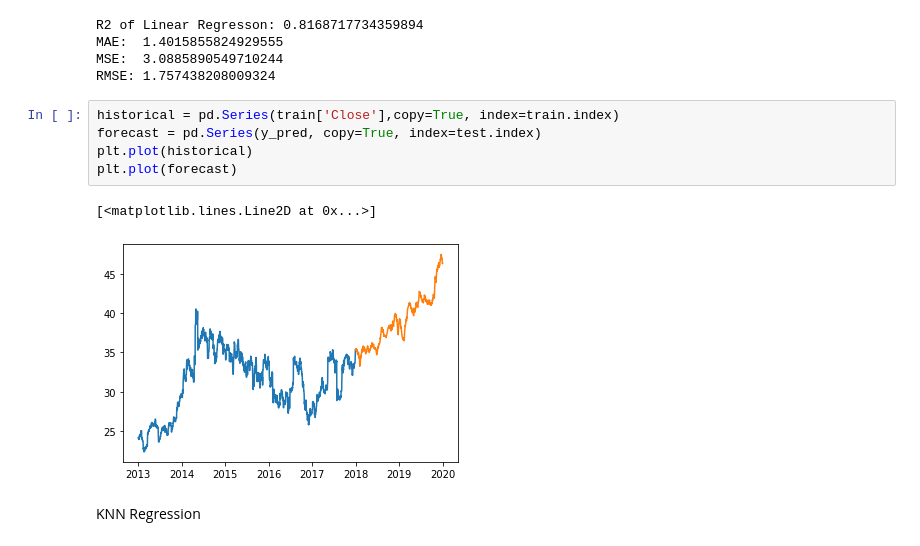
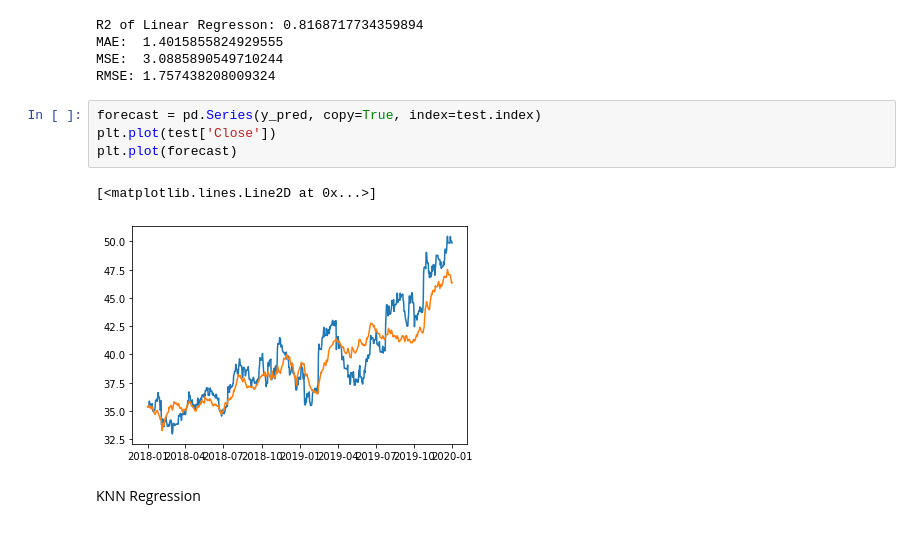
Before and after one commit to melaniaczobit/Predicting-AstraZeneca-Stock-Movement, a Jupyter notebook: AstraZeneca_Stock_Prices.ipynb, the cells around one changed output. Saved outputs shown, nothing was run; the diff lists cells and outputs as text.

Commit message:
forecast plot

```diff
--- a/AstraZeneca_Stock_Prices.ipynb
+++ b/AstraZeneca_Stock_Prices.ipynb
@@ -429,13 +429,12 @@ MAE:  1.4015855824929555
 MSE:  3.0885890549710244
 RMSE: 1.757438208009324
 # %%
-historical = pd.Series(train['Close'],copy=True, index=train.index)
 forecast = pd.Series(y_pred, copy=True, index=test.index)
-plt.plot(historical)
+plt.plot(test['Close'])
 plt.plot(forecast)
 # %% [output]
 [<matplotlib.lines.Line2D at 0x...>]
-[figure, old version]
+[figure, new version]
 # %% [markdown]
 KNN Regression
 # %%
```
